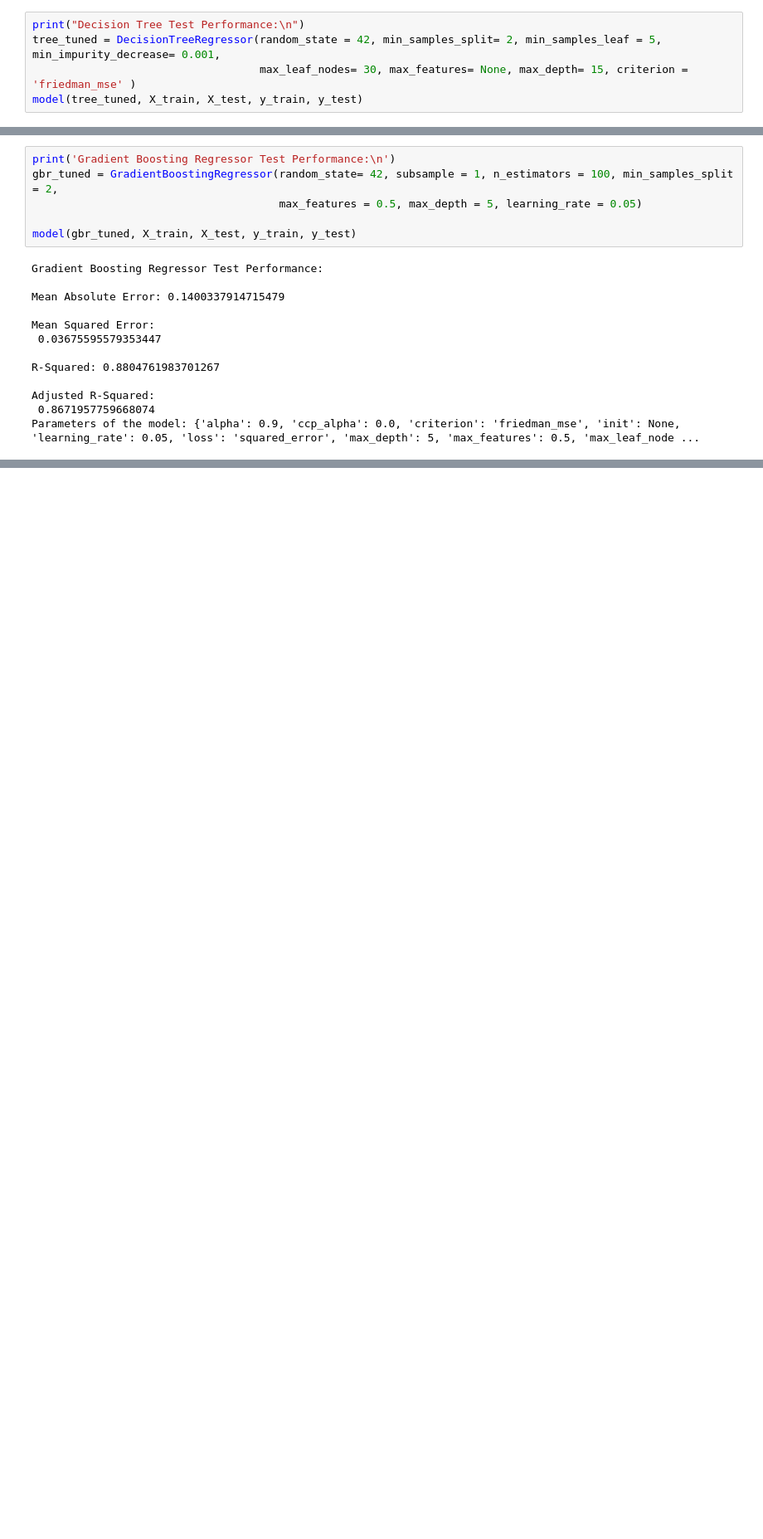
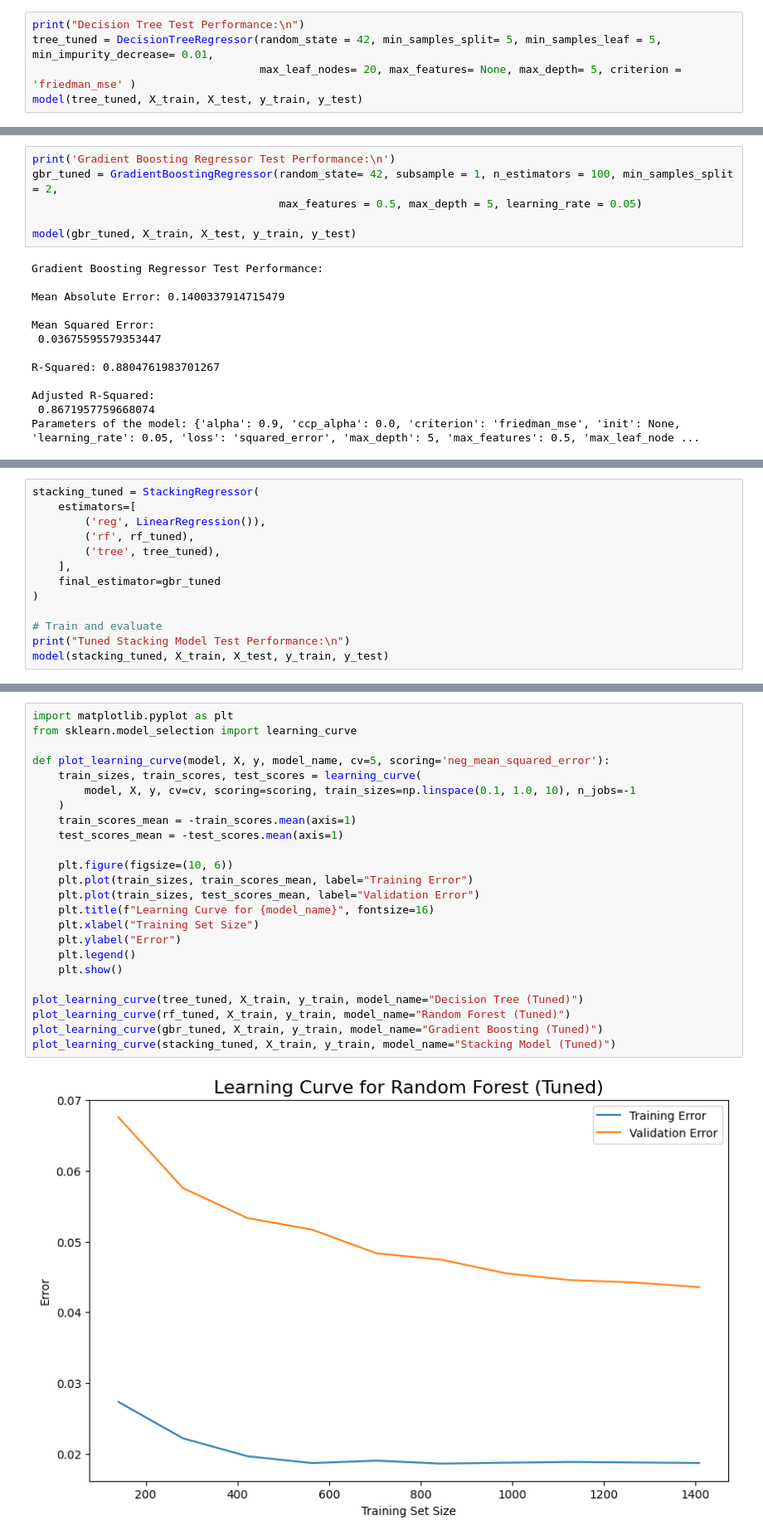
Before and after one commit to Yingtzudai/House-Searching-Helper, a Jupyter notebook: ML models.ipynb, the cells around one changed output, grey strips where cells are left out. Shown at 83% size. Saved outputs shown, nothing was run; the diff lists cells and outputs as text; blank space fills up the shorter version.

Commit message:
Built stacking model and inspected learning curve for each model

```diff
--- a/ML models.ipynb
+++ b/ML models.ipynb
@@ -259,7 +258,7 @@ gridCVModel(tree, X_train, y_train, random_grid)
 # %%
 print("Decision Tree Test Performance:\n")
-tree_tuned = DecisionTreeRegressor(random_state = 42, min_samples_split= 2, min_samples_leaf = 5, min_impurity_decrease= 0.001,
-                                   max_leaf_nodes= 30, max_features= None, max_depth= 15, criterion = 'friedman_mse' )
+tree_tuned = DecisionTreeRegressor(random_state = 42, min_samples_split= 5, min_samples_leaf = 5, min_impurity_decrease= 0.01,
+                                   max_leaf_nodes= 20, max_features= None, max_depth= 5, criterion = 'friedman_mse' )
 model(tree_tuned, X_train, X_test, y_train, y_test)
 # %% [output]
 Decision Tree Test Performance:
@@ -398,0 +429,13 @@ Parameters of the model: {'alpha': 0.9, 'ccp_alpha': 0.0, 'criterion': 'friedman
+# %%
+stacking_tuned = StackingRegressor(
+    estimators=[
+        ('reg', LinearRegression()),
+        ('rf', rf_tuned),
+        ('tree', tree_tuned),
+    ],
+    final_estimator=gbr_tuned
+)
+
+# Train and evaluate
+print("Tuned Stacking Model Test Performance:\n")
+model(stacking_tuned, X_train, X_test, y_train, y_test)
@@ -398,0 +462,26 @@ Parameters of the model: {'alpha': 0.9, 'ccp_alpha': 0.0, 'criterion': 'friedman
+# %%
+import matplotlib.pyplot as plt
+from sklearn.model_selection import learning_curve
+
+def plot_learning_curve(model, X, y, model_name, cv=5, scoring='neg_mean_squared_error'):
+    train_sizes, train_scores, test_scores = learning_curve(
+        model, X, y, cv=cv, scoring=scoring, train_sizes=np.linspace(0.1, 1.0, 10), n_jobs=-1
+    )
+    train_scores_mean = -train_scores.mean(axis=1)
+    test_scores_mean = -test_scores.mean(axis=1)
+
+    plt.figure(figsize=(10, 6))
+    plt.plot(train_sizes, train_scores_mean, label="Training Error")
+    plt.plot(train_sizes, test_scores_mean, label="Validation Error")
+    plt.title(f"Learning Curve for {model_name}", fontsize=16)
+    plt.xlabel("Training Set Size")
+    plt.ylabel("Error")
+    plt.legend()
+    plt.show()
+
+plot_learning_curve(tree_tuned, X_train, y_train, model_name="Decision Tree (Tuned)")
+plot_learning_curve(rf_tuned, X_train, y_train, model_name="Random Forest (Tuned)")
+plot_learning_curve(gbr_tuned, X_train, y_train, model_name="Gradient Boosting (Tuned)")
+plot_learning_curve(stacking_tuned, X_train, y_train, model_name="Stacking Model (Tuned)")
+# %% [output]
+[figure, added]
```
Also changed, not shown: parts of 7 cells of this notebook.
